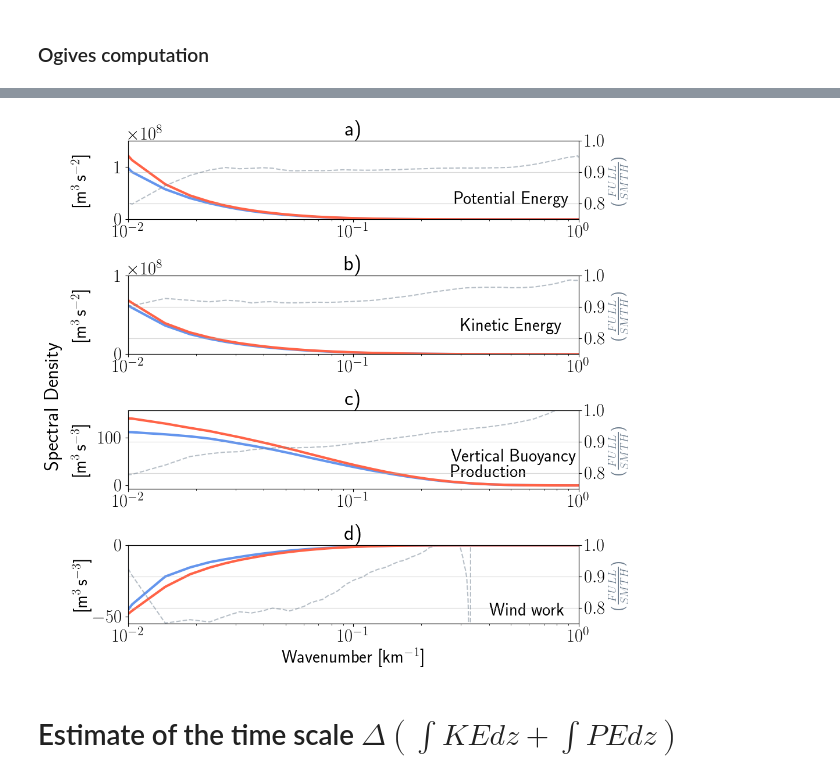
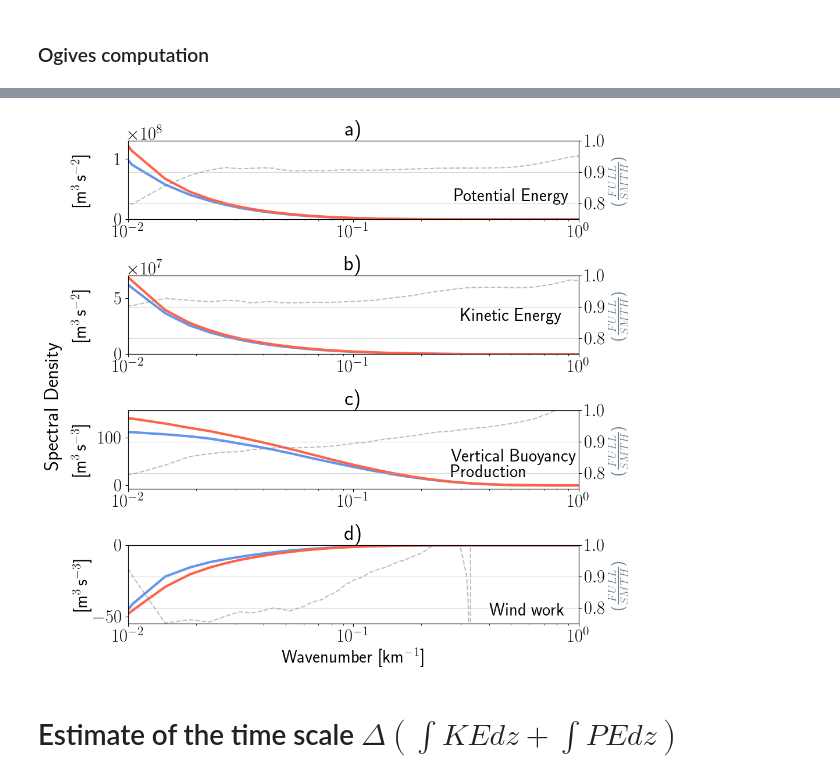
Before and after one commit to igoruchoa/FeedbackSubmeso, a Jupyter notebook: 2_CROCO/integrated_spectral_plot.ipynb, the cells around one changed output, grey strips where cells are left out. Saved outputs shown, nothing was run; the diff lists cells and outputs as text; code cells hidden in the pictures.

Commit message:
Replotting figures

```diff
--- a/2_CROCO/integrated_spectral_plot.ipynb
+++ b/2_CROCO/integrated_spectral_plot.ipynb
@@ -402,13 +398,15 @@ gs1 = gridspec.GridSpec(40,20)
 
 ax1 = fig.add_subplot(gs1[0:6,:])
 
-ax1.plot(Kx,Kbf,label='FULL',linewidth=3,color='cornflowerblue')
-ax1.plot(Kx,Kbt,label='SMTH',linewidth=3,color='tomato')
+ax1.plot(Kxb,Kbf,label='FULL',linewidth=3,color='cornflowerblue')
+ax1.plot(Kxb,Kbt,label='SMTH',linewidth=3,color='tomato')
 # ax.set_title('PE',fontsize=25,fontweight='bold')
 ax1.text(2.8e-1,0.3e8,'Potential Energy')
 ax1.set_xscale('log')
+# ax1.set_yscale('log')
+
 ax1.set_title('a)',fontweight='bold')
-ax1.set_ylim(0,1.5e8)
+ax1.set_ylim(0,1.3e8)
 
 
 # ax1.set_xlabel(r'Wavenumber  [km$^{-1}$]',fontweight='bold')
@@ -420,7 +418,7 @@ ax1.set_xlim(1e-2,1)
 # ax.legend()
 
 ax12=ax1.twinx()
-ax12.plot((Kx),((Kbf)/(Kbt)),alpha=0.5,linestyle='dashed',color='slategrey')
+ax12.plot((Kxb),((Kbf)/(Kbt)),alpha=0.5,linestyle='dashed',color='slategrey')
 ax12.set_ylabel(r'($\frac{FULL}{SMTH}$)',fontsize=20,color='slategrey')
 ax12.set_xscale('log')
 ax12.set_yticks([0.80,0.90,1])
@@ -432,8 +430,8 @@ ax12.grid(alpha=0.5)
 ax2 = fig.add_subplot(gs1[10:16,:])
 
 
-ax2.plot((Kx),KAf,label='FULL',linewidth=3,color='cornflowerblue')
-ax2.plot((Kx),KAt,label='SMTH',linewidth=3,color='tomato')
+ax2.plot((Kxa),KAf,label='FULL',linewidth=3,color='cornflowerblue')
+ax2.plot((Kxa),KAt,label='SMTH',linewidth=3,color='tomato')
 # ax.set_title('KE (Ogive)',fontsize=15,fontweight='bold')
 ax2.set_title('b)',fontweight='bold')
 
@@ -447,7 +445,7 @@ ax2.text(3e-1,0.3e8,'Kinetic Energy')
 ax2.set_ylabel(r'[m$^3\,$s$^{-2}$]',fontweight='bold',labelpad=30)
 # ax.set_title(r'KE',fontsize=25)
 ax2.set_xlim(1e-2,1)
-ax2.set_ylim(-0.1,1e8)
+ax2.set_ylim(-0.1,0.7e8)
 
 ax22=ax2.twinx()
 # ax2.plot((Kxa),((KAf)/(KAt)-1)*100,alpha=0.5,linestyle='dashed',color='cadetblue')
@@ -522,35 +520,36 @@ ax4.set_ylabel(r'[m$^3\,$s$^{-3}$]',fontweight='bold',labelpad=1)
 ax4.set_title('d)',fontweight='bold')
 
 
 # ax.set_title(r'$F_{KE}$',fontsize=25,fontweight='bold')
 ax4.text(4e-1,-49,'Wind work')
 
 ax4.set_xscale('log')
 
 # ax.set_xticks(np.array([-2,-1]))
 # ax.set_xticklabels([r'10$^{-2}$',r'10$^{-1}$'])
 ax4.set_ylim(-55,0.1)
 ax4.set_xlim(1e-2,1)
 # ax.legend(loc=4)
 decx=1
 ax42=ax4.twinx()
 # ax2.plot(Kxw[::decx],(np.abs(WWpf)/np.abs(WWpt))[::decx],alpha=0.5,linestyle='dashed',color='slategrey')
 
 ax42.plot(Kxw[::decx],(WWpf)/(WWpt)[::decx],alpha=0.5,linestyle='dashed',color='slategrey')
 
 
 ax42.set_ylabel(r'($\frac{FULL}{SMTH}$)',fontsize=20,color='slategrey')
 # ax2.set_ylim(0.79,1)
 ax42.set_xscale('log')
 ax42.set_yticks([0.80,0.90,1])
 ax42.set_ylim(0.75,1)
 ax42.grid(alpha=0.5)
 plt.tight_layout()
 
 fig.supylabel('Spectral Density',fontsize=25,x=-0.02)
-# plt.savefig('/homes/metogra/iufarias/Documents/figures/2_CROCO/CROCO_surface/ogives/SUPER_PANEL_final.png',dpi=300,bbox_inches='tight')
+plt.savefig('/homes/metogra/iufarias/Documents/figures/2_CROCO/CROCO_surface/ogives/SUPER_PANEL_final.png',dpi=300,bbox_inches='tight')
+# plt.savefig('/homes/metogra/iufarias/Documents/figures/2_CROCO/CROCO_surface/ogives/SUPER_PANEL_final_loglog.png',dpi=300,bbox_inches='tight')
 # %% [output]
-[figure, old version]
+[figure, new version]
 # %% [markdown]
 # Estimate of the time scale $\Delta(\int KE dz + \int PE dz)$
 # %% [markdown]
```
Also changed, not shown: parts of 7 cells of this notebook, 1 other file.
